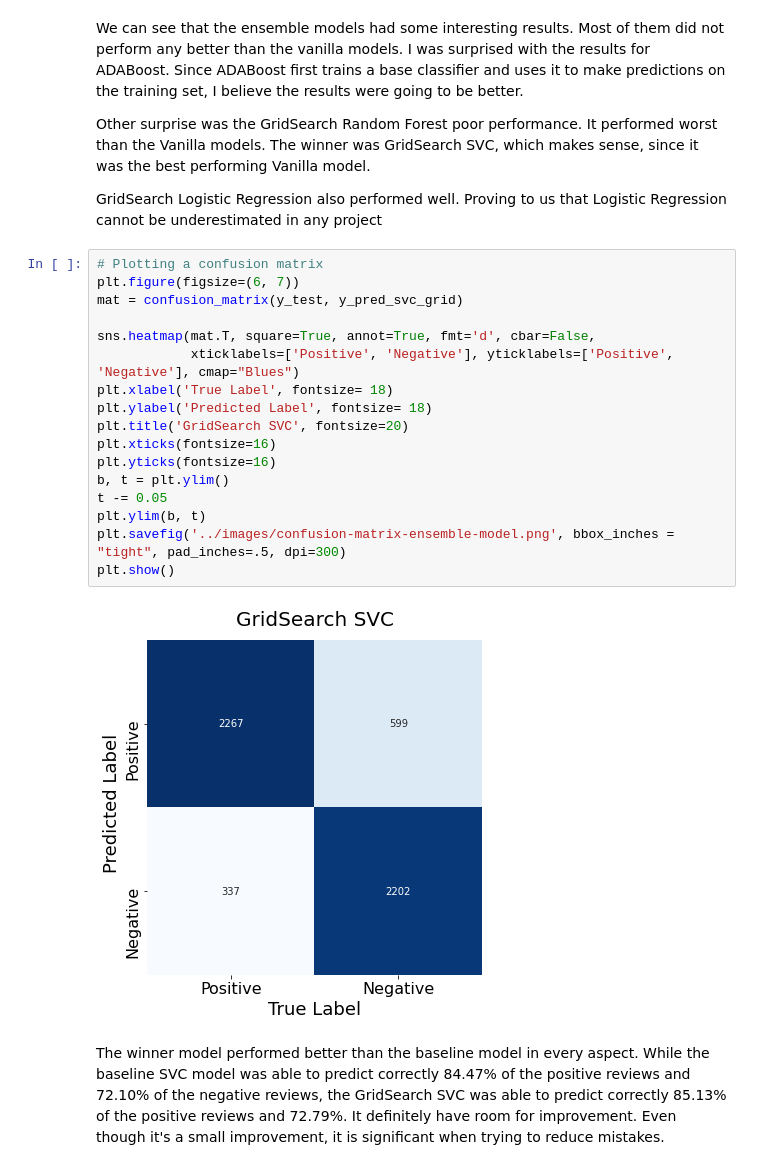
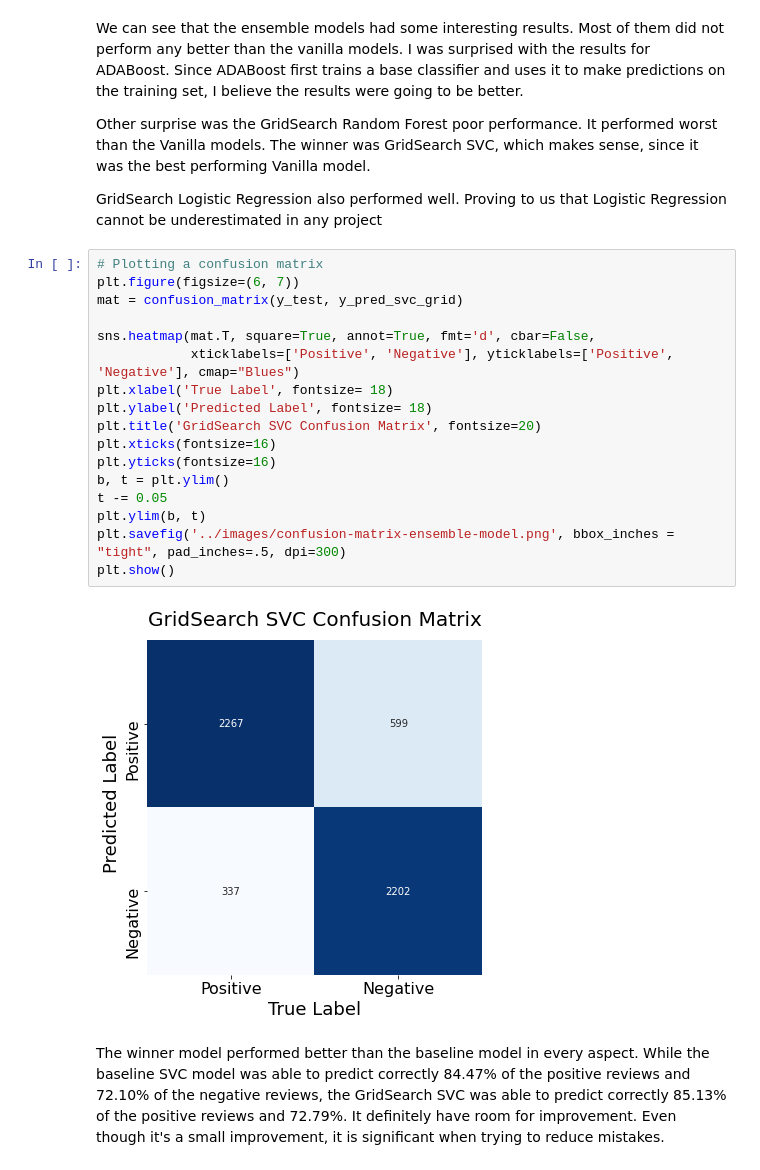
Before and after one commit to ismael-araujo/Hotel-Reviews-Analysis-Using-NLP, a Jupyter notebook: models/ensemble-models.ipynb, the cells around one changed output. Cells and saved outputs as stored; diff of their text form.

```diff
--- a/models/ensemble-models.ipynb
+++ b/models/ensemble-models.ipynb
@@ -612,21 +612,21 @@ GridSearch Logistic Regression also performed well. Proving to us that Logistic
 # %%
 # Plotting a confusion matrix
 plt.figure(figsize=(6, 7))
 mat = confusion_matrix(y_test, y_pred_svc_grid)
 
 sns.heatmap(mat.T, square=True, annot=True, fmt='d', cbar=False,
             xticklabels=['Positive', 'Negative'], yticklabels=['Positive', 'Negative'], cmap="Blues")
 plt.xlabel('True Label', fontsize= 18)
 plt.ylabel('Predicted Label', fontsize= 18)
-plt.title('GridSearch SVC', fontsize=20)
+plt.title('GridSearch SVC Confusion Matrix', fontsize=20)
 plt.xticks(fontsize=16)
 plt.yticks(fontsize=16)
 b, t = plt.ylim()
 t -= 0.05
 plt.ylim(b, t)
 plt.savefig('../images/confusion-matrix-ensemble-model.png', bbox_inches = "tight", pad_inches=.5, dpi=300)
 plt.show()
 # %% [output]
-[figure, old version]
+[figure, new version]
 # %% [markdown]
 The winner model performed better than the baseline model in every aspect. While the baseline SVC model was able to predict correctly 84.47% of the positive reviews and 72.10% of the negative reviews, the GridSearch SVC was able to predict correctly 85.13% of the positive reviews and 72.79%. It definitely have room for improvement. Even though it's a small improvement, it is significant when trying to reduce mistakes.
```
Also changed, not shown: 3 other files.
